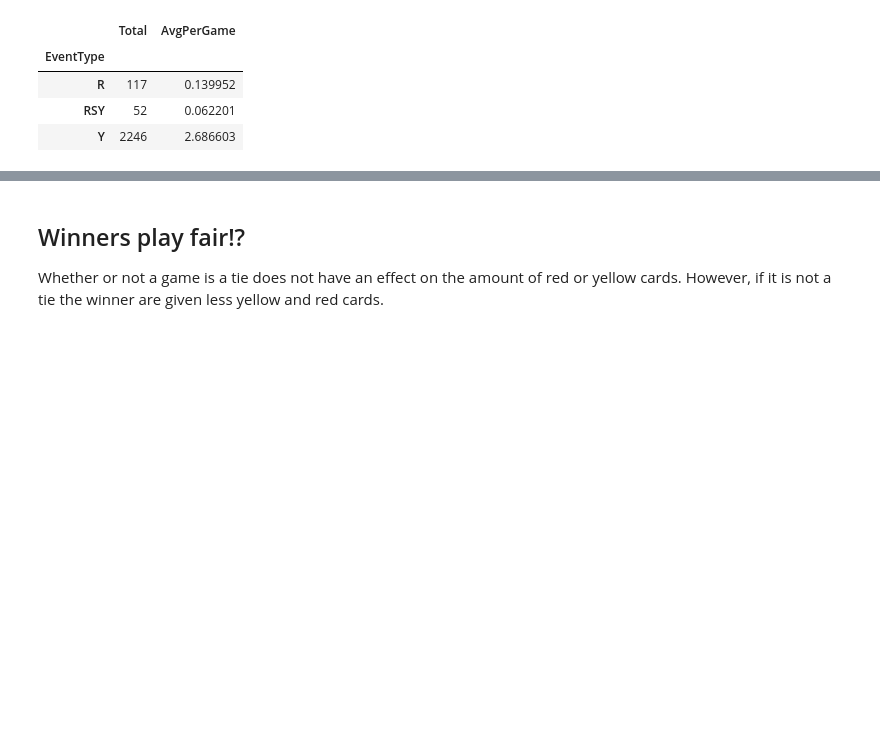
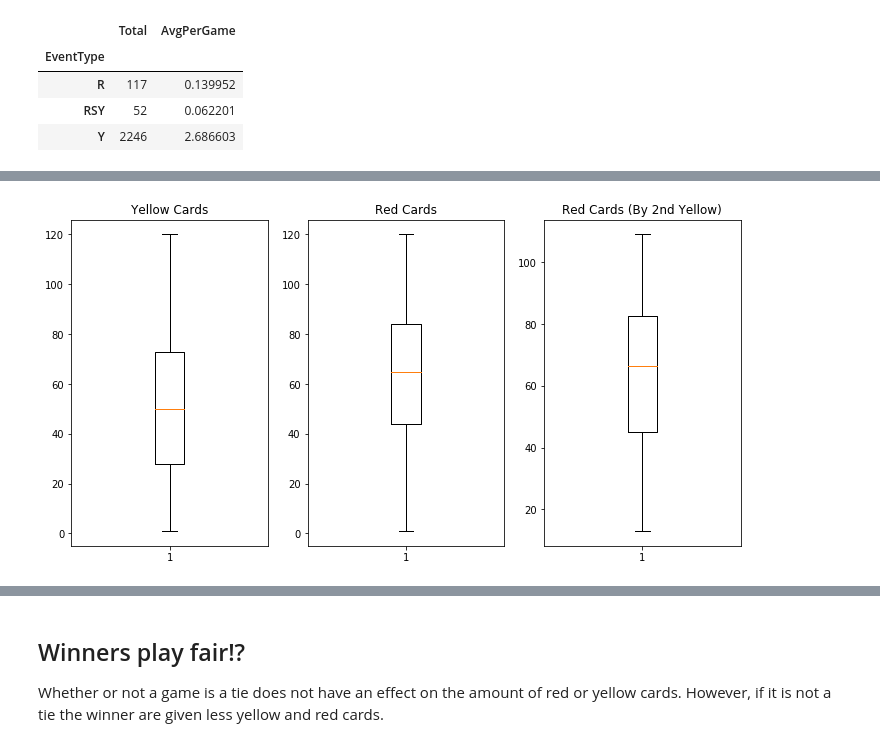
Before and after one commit to bhilprecht/ml-world-championship, a Jupyter notebook: FIFA_WM_Benjamin.ipynb, the cells around one changed output, grey strips where cells are left out. Saved outputs shown, nothing was run; the diff lists cells and outputs as text; code cells hidden in the pictures; blank space fills up the shorter version.

```diff
--- a/FIFA_WM_Benjamin.ipynb
+++ b/FIFA_WM_Benjamin.ipynb
@@ -121,0 +128,27 @@ df_cards.assign(AvgPerGame = lambda x : x.Total/num_matches_total)
+# %%
+df_events[['EventMinute']] = df_events[['EventMinute']].apply(pd.to_numeric)
+#df_events.loc[(df_events['EventType'] == "Y") & (int(df_events['EventMinute']) < 20)]
+minutes_yellow = df_events[df_events.EventType == "Y"].EventMinute.values
+minutes_red = df_events[df_events.EventType == "R"].EventMinute.values
+minutes_red_2nd_yellow = df_events[df_events.EventType == "RSY"].EventMinute.values
+
+plt.figure(figsize=(12,6))
+
+ax = plt.subplot(131)
+
+ax.boxplot(minutes_yellow)
+plt.title("Yellow Cards")
+
+ax = plt.subplot(132)
+
+ax.boxplot(minutes_red)
+plt.title("Red Cards")
+
+ax = plt.subplot(133)
+
+ax.boxplot(minutes_red_2nd_yellow)
+plt.title("Red Cards (By 2nd Yellow)")
+
+plt.show()
+# %% [output]
+[figure, added]
```
Also changed, not shown: parts of 20 cells of this notebook, 1 other file.
